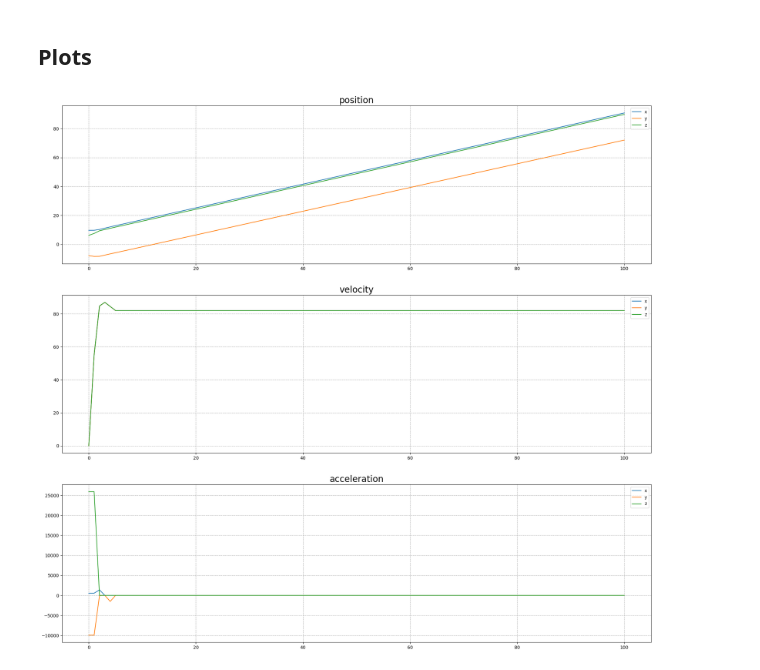
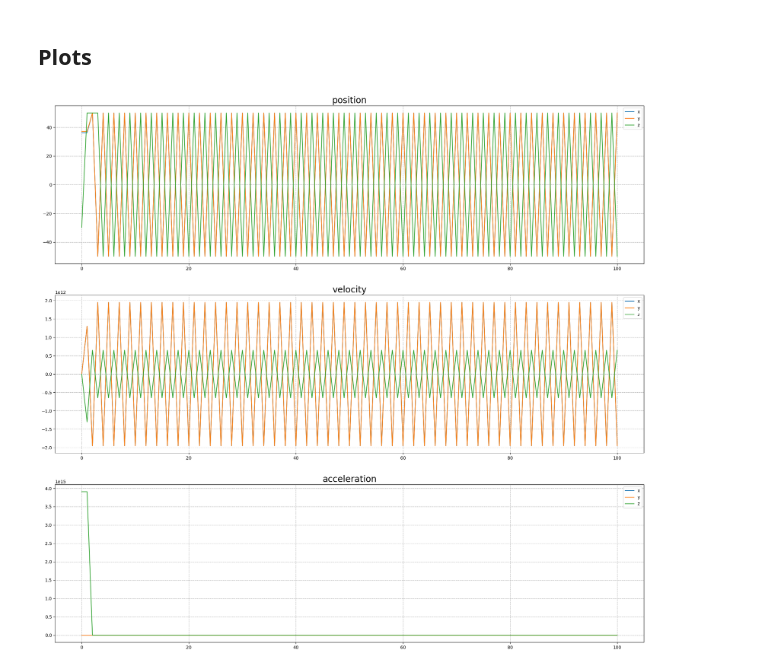
Before and after one commit to giuseppesimionato/gas-simulation, a Jupyter notebook: gas-simulation.ipynb, the cells around one changed output. Cells and saved outputs as stored; diff of their text form; code cells hidden in the pictures.

Commit message:
Compute boundary conditions

```diff
--- a/gas-simulation.ipynb
+++ b/gas-simulation.ipynb
@@ -46,7 +64,7 @@ def init_velocity(temperature, mass):
 
 
 def init_acceleration():
-    return np.ones(3)
+    return np.full(3, 0.01)
 
 # --------------------------------------------------------------------------------------------------------------------
 
@@ -83,9 +101,9 @@ def update_acceleration(index, sample):
         if i == index:
             continue
         position_differences = positions[index] - positions[i]
-        forces = lj_forces(abs(position_differences), 0.0103, 3.4)
+        forces = lj_forces(abs(position_differences), EPSILON, SIGMA)
         accelerations.append([
-            (position_difference/np.sqrt(position_difference**2)) * forces[n] / 0.001
+            (position_difference/np.sqrt(position_difference**2)) * forces[n] / MASS
             if position_difference != 0 else 0
             for n, position_difference in enumerate(position_differences)
         ])
@@ -97,6 +115,7 @@ def lj_potential(positions, epsilon, sigma):
     pass
 
 
+# TODO: check the if condition
 def lj_forces(positions, epsilon, sigma):
     '''
         Parameters
@@ -117,18 +136,32 @@ def lj_forces(positions, epsilon, sigma):
     ]
 
 
-def apply_elastic_collision():
-    pass
+def get_kinetic_energy(velocity):
+    return 0.5*MASS*velocity**2
 
 
-def check_position():
-    if False:
-        apply_elastic_collision()
-    pass
+def apply_elastic_collision(particle1, particle2):
+    particle1['velocity'] = compute_sign(particle1['velocity'], particle2['velocity']) * particle1['velocity']
+    return particle1
 
 
-def get_kinetic_energy(velocity):
-    return 0.5*MASS*velocity**2
+def check_positions(new_conditions):
+
+    for key, particle in new_conditions.items():
+        sign_factor = compute_sign(particle['position'][abs(particle['position']) >= MAX_DISTANCE], 1)
+        particle['velocity'][abs(particle['position']) >= MAX_DISTANCE] = -particle['velocity'][abs(particle['position']) >= MAX_DISTANCE]
+        particle['position'][abs(particle['position']) >= MAX_DISTANCE] = sign_factor*MAX_DISTANCE
+        # particle['position'][abs(particle['position']) >= MAX_DISTANCE] = particle['position'][abs(particle['position']) >= MAX_DISTANCE] - sign_factor*MAX_DISTANCE
+
+    for key2, particle2 in new_conditions.items():
+        particle = apply_elastic_collision(particle, particle2) if all(particle['position'] == particle2['position']) and key != key2 else particle
+    new_conditions[key] = particle
+
+    return new_conditions
+
+
+def compute_sign(vector1, vector2):
+    return np.sign(vector1*vector2)
 # %% [markdown]
 ## Dynamics
 # %%
@@ -136,41 +169,41 @@ sample = initial_conditions(TOTAL_PARTICLES, TEMPERATURE, MAX_DISTANCE, MASS)
 
 # TODO: add energy computation
 # TODO: compute momenta
-for time in range(MAX_TIME_STEPS):
+for time in tqdm(range(MAX_TIME_STEPS)):
     new_conditions = get_new_conditions(sample, DT)
-    check_position()
+    new_conditions = check_positions(new_conditions)
     update_conditions(sample, new_conditions)
     #print(time, '\n', sample)
 # %% [markdown]
 ## Plots
 # %%
 plt.figure(figsize=(24,22))
-particle_number = 1
+particle_number = 0
 
 plt.subplot(3,1,1)
 plt.plot(np.array(sample[particle_number]['position'])[:,0], label='x')
 plt.plot(np.array(sample[particle_number]['position'])[:,1], label='y')
 plt.plot(np.array(sample[particle_number]['position'])[:,2], label='z')
 plt.title('position', fontsize=20)
 plt.grid(linestyle='--')
 plt.legend()
 
 plt.subplot(3,1,2)
 plt.plot(np.array(sample[particle_number]['velocity'])[:,0], label='x')
 plt.plot(np.array(sample[particle_number]['velocity'])[:,1], label='y')
 plt.plot(np.array(sample[particle_number]['velocity'])[:,2], label='z')
 plt.title('velocity', fontsize=20)
 plt.grid(linestyle='--')
 plt.legend()
 
 plt.subplot(3,1,3)
 plt.plot(np.array(sample[particle_number]['acceleration'])[:,0], label='x')
 plt.plot(np.array(sample[particle_number]['acceleration'])[:,1], label='y')
 plt.plot(np.array(sample[particle_number]['acceleration'])[:,2], label='z')
 plt.title('acceleration', fontsize=20)
 plt.grid(linestyle='--')
 plt.legend()
 
 plt.show()
 # %% [output]
-[figure, old version]
+[figure, new version]
```
Also changed, not shown: parts of 7 cells of this notebook, 4 other files.
